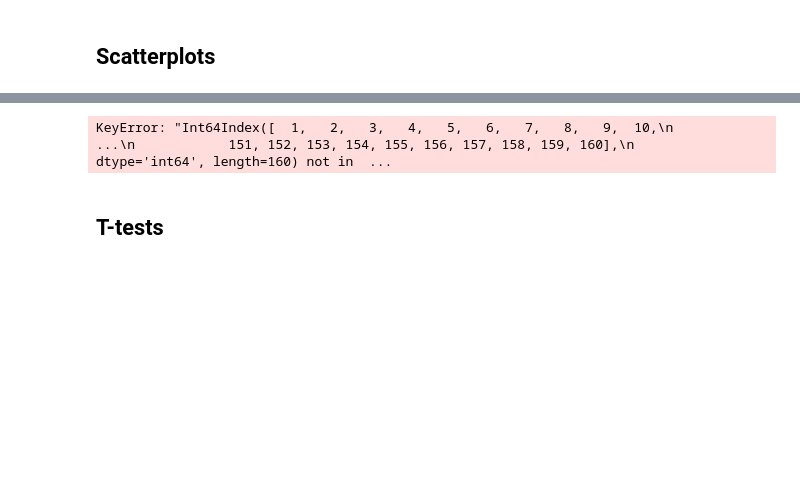
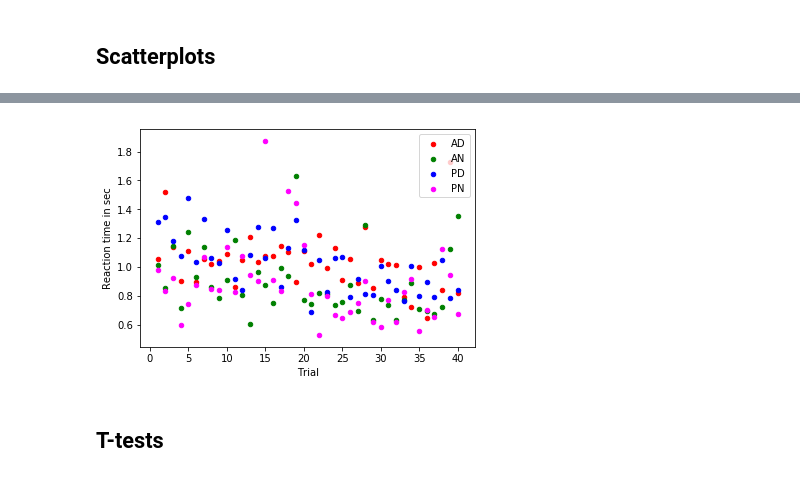
Before and after one commit to andreasPfaffelhuber/ITT, a Jupyter notebook: reaction_time_experiment.ipynb, the cells around one changed output, grey strips where cells are left out. Cells and saved outputs as stored; diff of their text form; code cells hidden in the pictures; blank space fills up the shorter version.

```diff
--- a/reaction_time_experiment.ipynb
+++ b/reaction_time_experiment.ipynb
@@ -59,8 +122,46 @@ pnPlot = pnPlot.set_ylabel("Reaction time in msec")
-# %%
-data.reset_index()
-dataPlot = data.plot.scatter(x=data.index, y='ReactionTime')
-# %% [output]
-KeyError: "Int64Index([  1,   2,   3,   4,   5,   6,   7,   8,   9,  10,\n            ...\n            151, 152, 153, 154, 155, 156, 157, 158, 159, 160],\n           dtype='int64', length=160) not in  ...
+# %%
+# Attentive and distraction
+ad = data[(data["Complexity"] == "Attentive")
+          & (data["Distraction"] == "Yes")].reset_index(drop=True)
+ad.index += 1
+ad['Trial'] = ad.index
+adPlot = ad.plot(kind='scatter',
+                 x='Trial',
+                 y='ReactionTime',
+                 label='AD',
+                 color='red');
+
+# Attentive and no distraction
+an = data[(data["Complexity"] == "Attentive")
+          & (data["Distraction"] == "No")].reset_index(drop=True)
+an.index += 1
+an['Trial'] = an.index
+anPlot = an.plot(kind='scatter',
+                 x='Trial',
+                 y='ReactionTime',
+                 label='AN',
+                 color='green',
+                 ax=adPlot);
+
+#Pre-attentive and distraction
+pd = data[(data["Complexity"] == "Pre-attentive")
+          & (data["Distraction"] == "Yes")].reset_index(drop=True)
+pd.index += 1
+pd['Trial'] = pd.index
+pdPlot = pd.plot(kind='scatter',
+                 x='Trial',
+                         y='ReactionTime', label='PD', color='blue', ax=anPlot)
+
+# Pre-attentive and no distraction
+pn = data[(data["Complexity"] == "Pre-attentive")
+          & (data["Distraction"] == "No")].reset_index()
+pn.index += 1
+pn['Trial'] = pn.index
+pnPlot = pn.plot(kind='scatter', x='Trial',
+                         y='ReactionTime', label='PN', color='magenta', ax=pdPlot)
+pnPlot = pnPlot.set_ylabel("Reaction time in sec")
+# %% [output]
+[figure, added]
 # %% [markdown]
 ## T-tests
 # %% [markdown]
```
Also changed, not shown: parts of 14 cells of this notebook.
